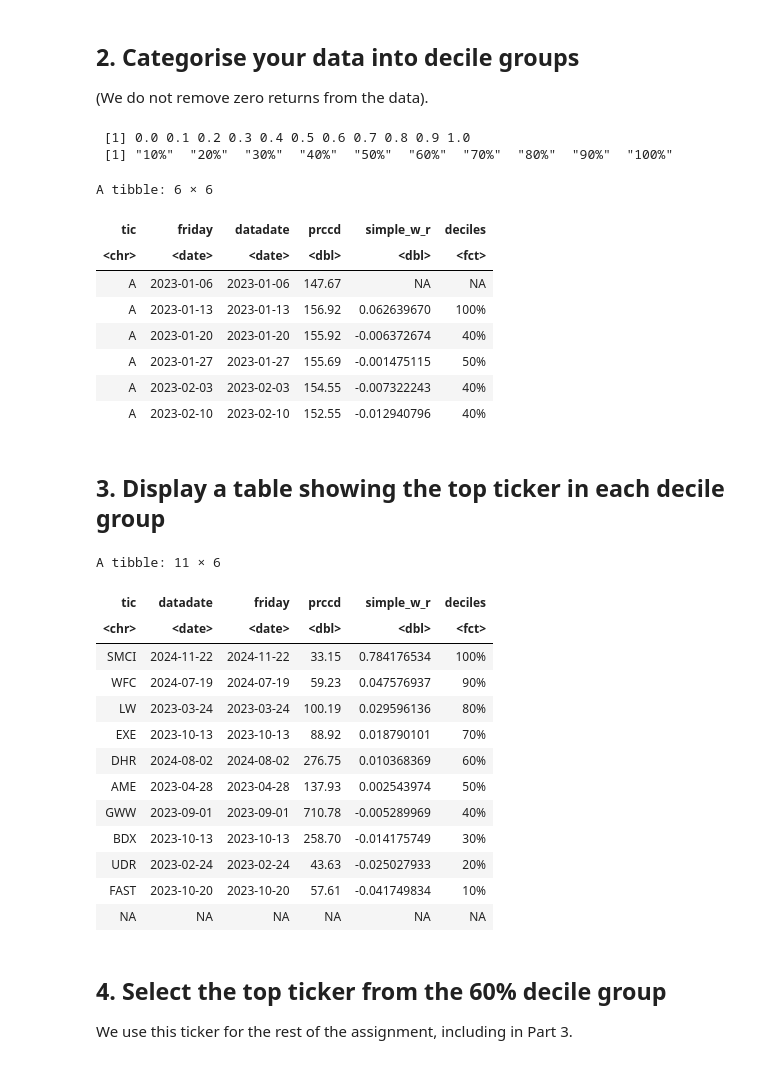
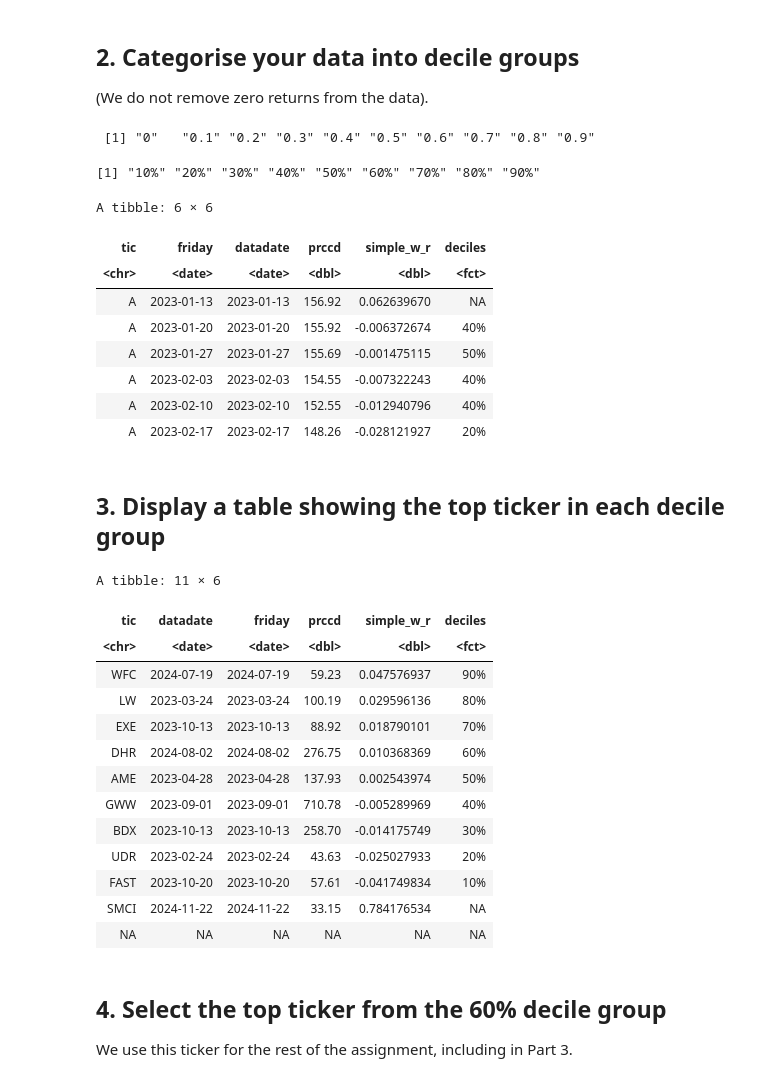
Before and after one commit to mg825/R_Assignment_1, a Jupyter notebook: Assignment-2/code.ipynb, the cells around one changed output. Cells and saved outputs as stored; diff of their text form; code cells hidden in the pictures.

```diff
--- a/Assignment-2/code.ipynb
+++ b/Assignment-2/code.ipynb
@@ -218,41 +218,42 @@ A tibble: 6 × 4
 ## 2. Categorise your data into decile groups
 (We do not remove zero returns from the data).
 # %%
-c_breaks = seq(0, 1, by = 0.1)
-print(c_breaks)
+c_breaks = seq(0, 0.9, by = 0.1)
+paste(c_breaks)
 
 c_labels <- paste0((1:(length(c_breaks) - 1)) * 10, "%")
-print(c_labels)
+paste(c_labels)
 
 #| tbl-cap: "Data categorized by decile groups"
 data_weekly_deciles <- data_weekly %>%
+    filter(!is.na(simple_w_r)) %>%
     mutate(
         deciles = cut(
             simple_w_r,
             breaks = quantile(
             simple_w_r,
             probs = c_breaks,
             type = 9,
             na.rm = TRUE
             ),
         labels = c_labels,
         include.lowest = TRUE
         )
     ) %>%
   arrange(tic, datadate)
 head(data_weekly_deciles |> select(-conm))
 # %% [output]
- [1] 0.0 0.1 0.2 0.3 0.4 0.5 0.6 0.7 0.8 0.9 1.0
- [1] "10%"  "20%"  "30%"  "40%"  "50%"  "60%"  "70%"  "80%"  "90%"  "100%"
+ [1] "0"   "0.1" "0.2" "0.3" "0.4" "0.5" "0.6" "0.7" "0.8" "0.9"
-A tibble: 6 × 6
+[1] "10%" "20%" "30%" "40%" "50%" "60%" "70%" "80%" "90%"
+A tibble: 6 × 6
 | tic | friday | datadate | prccd | simple_w_r | deciles |
 | <chr> | <date> | <date> | <dbl> | <dbl> | <fct> |
-| A | 2023-01-06 | 2023-01-06 | 147.67 | NA | NA |
-| A | 2023-01-13 | 2023-01-13 | 156.92 | 0.062639670 | 100% |
+| A | 2023-01-13 | 2023-01-13 | 156.92 | 0.062639670 | NA |
 | A | 2023-01-20 | 2023-01-20 | 155.92 | -0.006372674 | 40% |
 | A | 2023-01-27 | 2023-01-27 | 155.69 | -0.001475115 | 50% |
 | A | 2023-02-03 | 2023-02-03 | 154.55 | -0.007322243 | 40% |
 | A | 2023-02-10 | 2023-02-10 | 152.55 | -0.012940796 | 40% |
+| A | 2023-02-17 | 2023-02-17 | 148.26 | -0.028121927 | 20% |
 # %% [markdown]
 ## 3. Display a table showing the top ticker in each decile group
 # %%
@@ -270,7 +271,6 @@ df_top_ticker_show[1:11,]
 A tibble: 11 × 6
 | tic | datadate | friday | prccd | simple_w_r | deciles |
 | <chr> | <date> | <date> | <dbl> | <dbl> | <fct> |
-| SMCI | 2024-11-22 | 2024-11-22 | 33.15 | 0.784176534 | 100% |
 | WFC | 2024-07-19 | 2024-07-19 | 59.23 | 0.047576937 | 90% |
 | LW | 2023-03-24 | 2023-03-24 | 100.19 | 0.029596136 | 80% |
 | EXE | 2023-10-13 | 2023-10-13 | 88.92 | 0.018790101 | 70% |
@@ -280,6 +280,7 @@ A tibble: 11 × 6
 | BDX | 2023-10-13 | 2023-10-13 | 258.70 | -0.014175749 | 30% |
 | UDR | 2023-02-24 | 2023-02-24 | 43.63 | -0.025027933 | 20% |
 | FAST | 2023-10-20 | 2023-10-20 | 57.61 | -0.041749834 | 10% |
+| SMCI | 2024-11-22 | 2024-11-22 | 33.15 | 0.784176534 | NA |
 | NA | NA | NA | NA | NA | NA |
 # %% [markdown]
 ## 4. Select the top ticker from the 60% decile group
```
